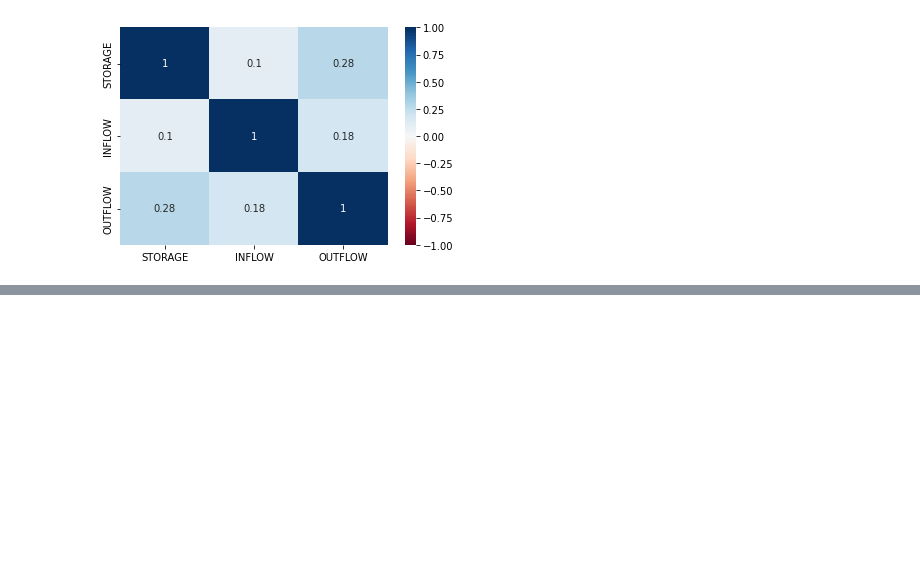
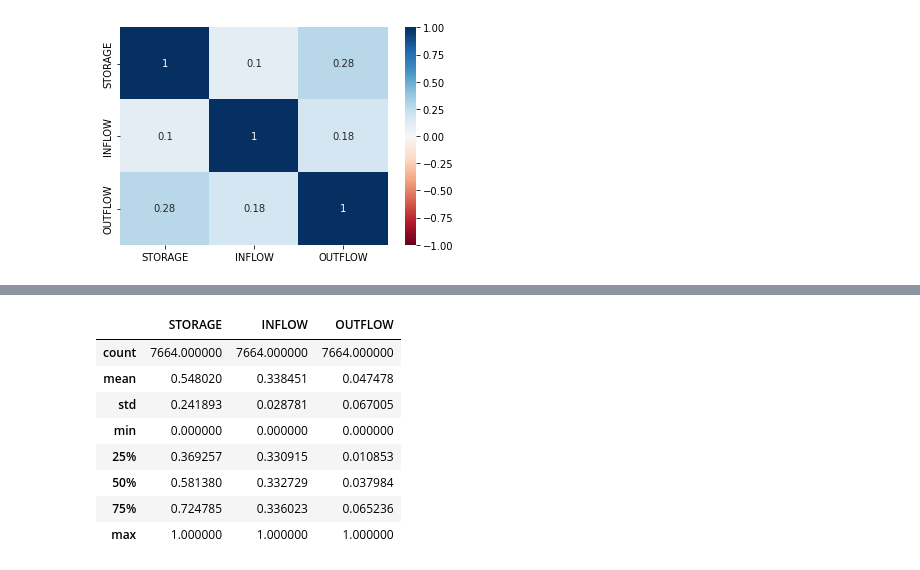
Before and after one commit to GuestAGuy/Water-Level, a Jupyter notebook: BerryessaWater/BerryessaWater.ipynb, the cells around one changed output, grey strips where cells are left out. Saved outputs shown, nothing was run; the diff lists cells and outputs as text; code cells hidden in the pictures; blank space fills up the shorter version.

```diff
--- a/BerryessaWater/BerryessaWater.ipynb
+++ b/BerryessaWater/BerryessaWater.ipynb
@@ -82,0 +119,15 @@ _ = sns.heatmap(data, vmin=-1, vmax=1, center=0, annot=True, cmap= 'RdBu')
+# %%
+from sklearn.preprocessing import MinMaxScaler
+scaler = MinMaxScaler()
+df2 = pd.DataFrame(scaler.fit_transform(df2), columns=dfcolumnnames)
+df2.describe()
+# %% [output]
+|  | STORAGE | INFLOW | OUTFLOW |
+| count | 7664.000000 | 7664.000000 | 7664.000000 |
+| mean | 0.548020 | 0.338451 | 0.047478 |
+| std | 0.241893 | 0.028781 | 0.067005 |
+| min | 0.000000 | 0.000000 | 0.000000 |
+| 25% | 0.369257 | 0.330915 | 0.010853 |
+| 50% | 0.581380 | 0.332729 | 0.037984 |
+| 75% | 0.724785 | 0.336023 | 0.065236 |
+| max | 1.000000 | 1.000000 | 1.000000 |
```
Also changed, not shown: parts of 8 cells of this notebook.
